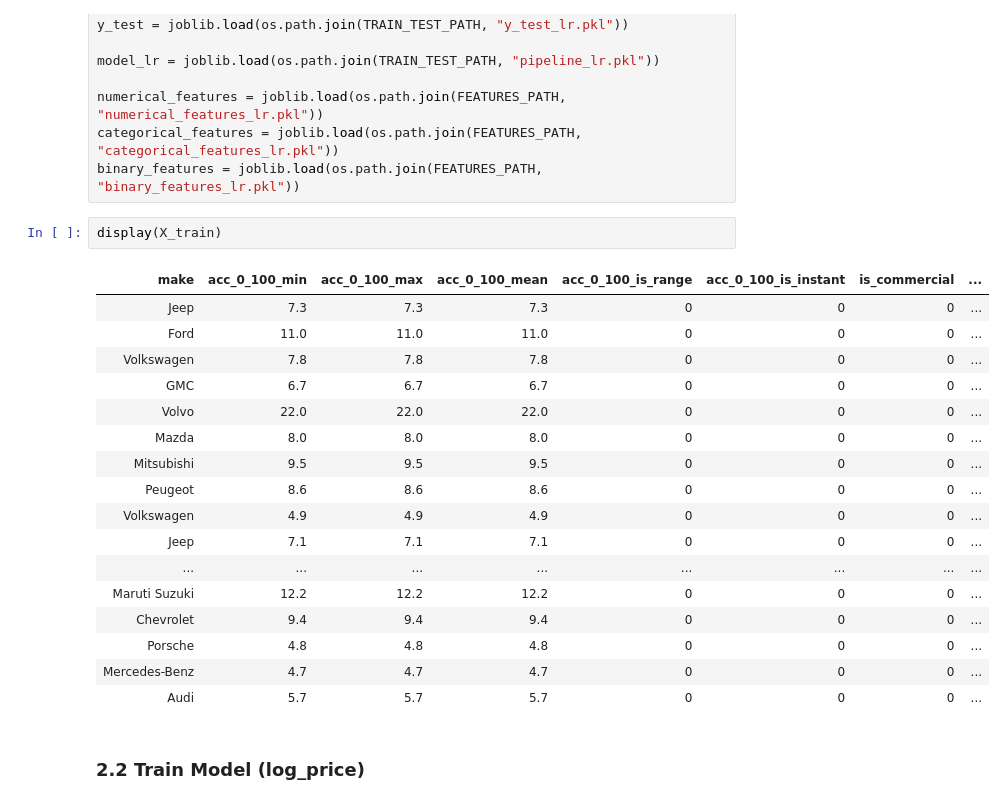
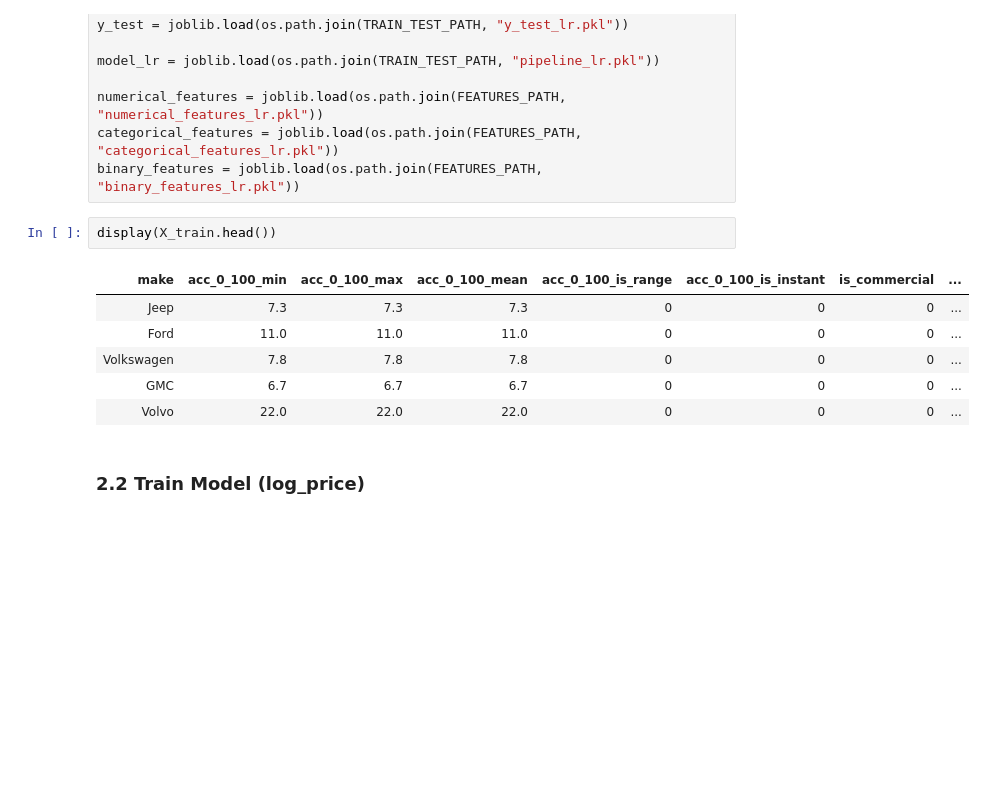
Before and after one commit to MapiAI/Car-Price-Prediction, a Jupyter notebook: notebooks/06_1_Training_LinearRegression.ipynb, the cells around one changed output. Cells and saved outputs as stored; diff of their text form; blank space fills up the shorter version.

```diff
--- a/notebooks/06_1_Training_LinearRegression.ipynb
+++ b/notebooks/06_1_Training_LinearRegression.ipynb
@@ -86,25 +86,14 @@ numerical_features = joblib.load(os.path.join(FEATURES_PATH, "numerical_features
 categorical_features = joblib.load(os.path.join(FEATURES_PATH, "categorical_features_lr.pkl"))
 binary_features = joblib.load(os.path.join(FEATURES_PATH, "binary_features_lr.pkl"))
 # %%
-display(X_train)
+display(X_train.head())
 # %% [output]
 | make | acc_0_100_min | acc_0_100_max | acc_0_100_mean | acc_0_100_is_range | acc_0_100_is_instant | is_commercial | ... |
 | Jeep | 7.3 | 7.3 | 7.3 | 0 | 0 | 0 | ... |
 | Ford | 11.0 | 11.0 | 11.0 | 0 | 0 | 0 | ... |
 | Volkswagen | 7.8 | 7.8 | 7.8 | 0 | 0 | 0 | ... |
 | GMC | 6.7 | 6.7 | 6.7 | 0 | 0 | 0 | ... |
 | Volvo | 22.0 | 22.0 | 22.0 | 0 | 0 | 0 | ... |
-| Mazda | 8.0 | 8.0 | 8.0 | 0 | 0 | 0 | ... |
-| Mitsubishi | 9.5 | 9.5 | 9.5 | 0 | 0 | 0 | ... |
-| Peugeot | 8.6 | 8.6 | 8.6 | 0 | 0 | 0 | ... |
-| Volkswagen | 4.9 | 4.9 | 4.9 | 0 | 0 | 0 | ... |
-| Jeep | 7.1 | 7.1 | 7.1 | 0 | 0 | 0 | ... |
-| ... | ... | ... | ... | ... | ... | ... | ... |
-| Maruti Suzuki | 12.2 | 12.2 | 12.2 | 0 | 0 | 0 | ... |
-| Chevrolet | 9.4 | 9.4 | 9.4 | 0 | 0 | 0 | ... |
-| Porsche | 4.8 | 4.8 | 4.8 | 0 | 0 | 0 | ... |
-| Mercedes-Benz | 4.7 | 4.7 | 4.7 | 0 | 0 | 0 | ... |
-| Audi | 5.7 | 5.7 | 5.7 | 0 | 0 | 0 | ... |
 # %% [markdown]
 ### 2.2 Train Model (log_price)
 # %%
```
